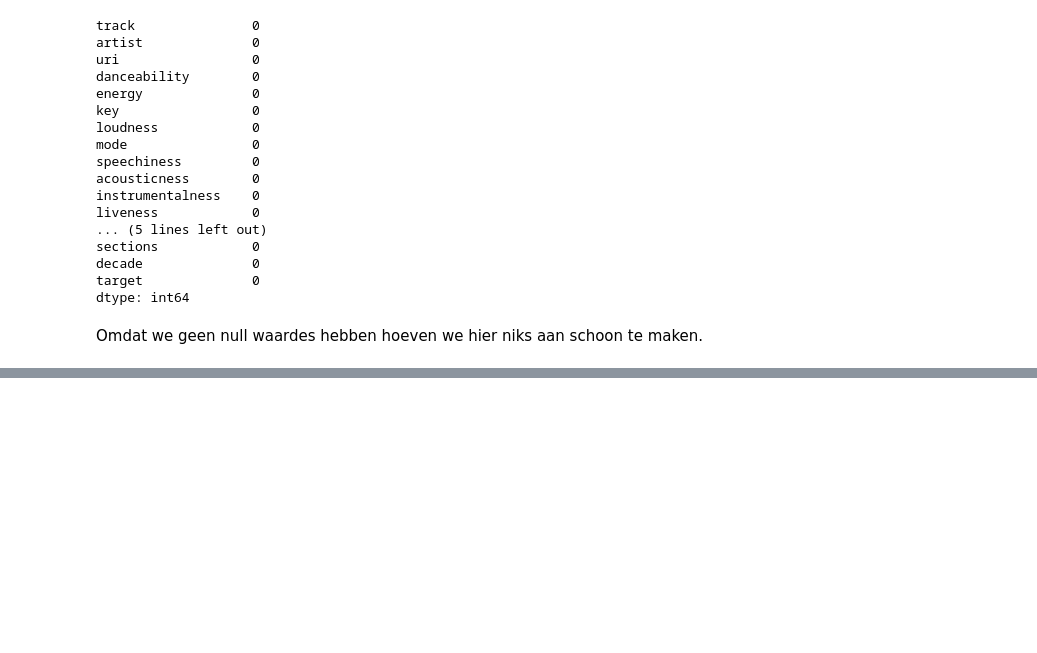
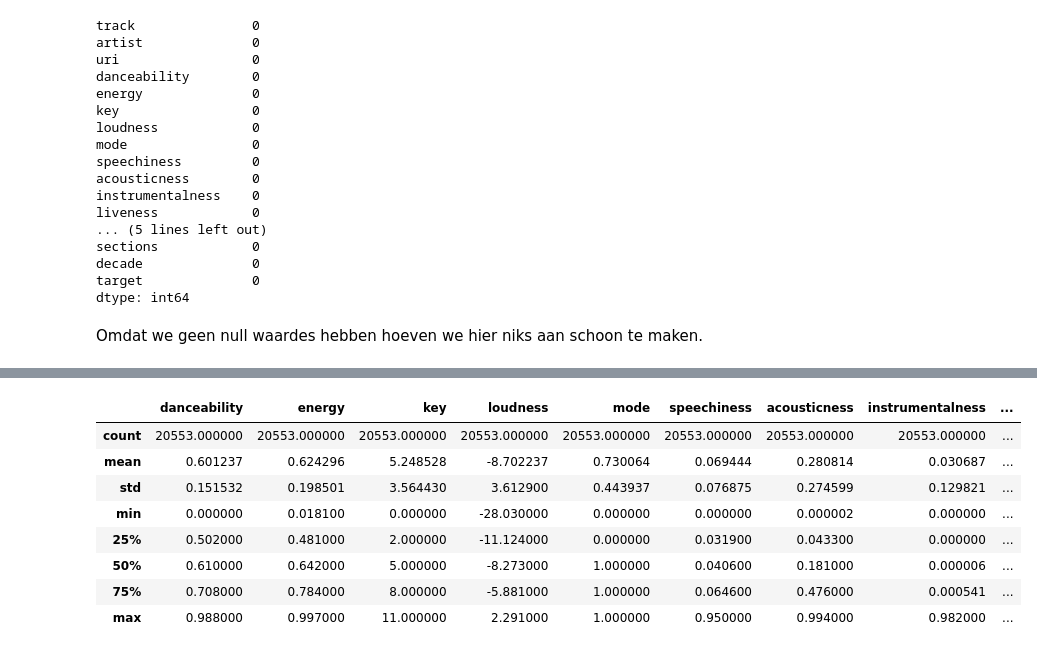
Before and after one commit to Dipsaus2002/Hit-Calculator, a Jupyter notebook: Hit Calculator v2.0 Alpha.ipynb, the cells around one changed output, grey strips where cells are left out. Saved outputs shown, nothing was run; the diff lists cells and outputs as text; code cells hidden in the pictures; blank space fills up the shorter version.

```diff
--- a/Hit Calculator v2.0 Alpha.ipynb
+++ b/Hit Calculator v2.0 Alpha.ipynb
@@ -219,0 +254,12 @@ Omdat we geen null waardes hebben hoeven we hier niks aan schoon te maken.
+# %%
+all_songs_hits.describe()
+# %% [output]
+|  | danceability | energy | key | loudness | mode | speechiness | acousticness | instrumentalness | ... |
+| count | 20553.000000 | 20553.000000 | 20553.000000 | 20553.000000 | 20553.000000 | 20553.000000 | 20553.000000 | 20553.000000 | ... |
+| mean | 0.601237 | 0.624296 | 5.248528 | -8.702237 | 0.730064 | 0.069444 | 0.280814 | 0.030687 | ... |
+| std | 0.151532 | 0.198501 | 3.564430 | 3.612900 | 0.443937 | 0.076875 | 0.274599 | 0.129821 | ... |
+| min | 0.000000 | 0.018100 | 0.000000 | -28.030000 | 0.000000 | 0.000000 | 0.000002 | 0.000000 | ... |
+| 25% | 0.502000 | 0.481000 | 2.000000 | -11.124000 | 0.000000 | 0.031900 | 0.043300 | 0.000000 | ... |
+| 50% | 0.610000 | 0.642000 | 5.000000 | -8.273000 | 1.000000 | 0.040600 | 0.181000 | 0.000006 | ... |
+| 75% | 0.708000 | 0.784000 | 8.000000 | -5.881000 | 1.000000 | 0.064600 | 0.476000 | 0.000541 | ... |
+| max | 0.988000 | 0.997000 | 11.000000 | 2.291000 | 1.000000 | 0.950000 | 0.994000 | 0.982000 | ... |
```
Also changed, not shown: parts of 11 cells of this notebook, 1 other file.
